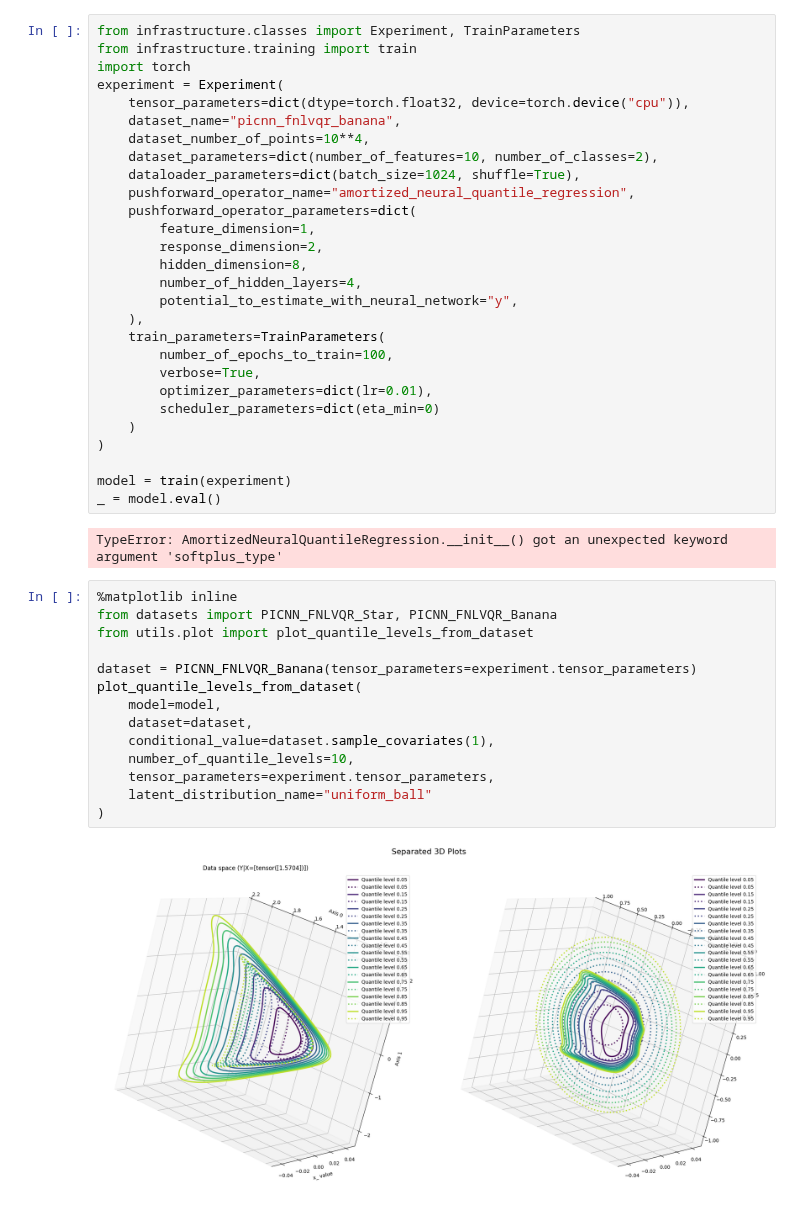
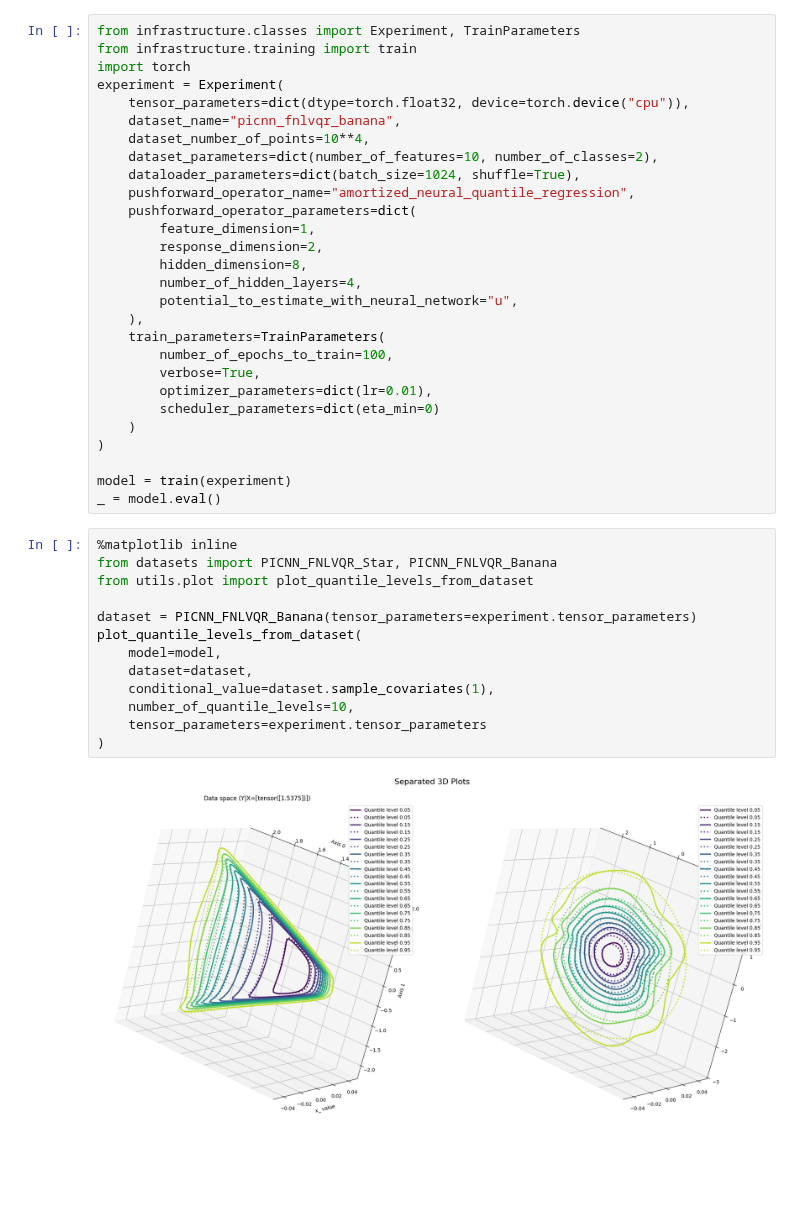
Before and after one commit to VldKnd/conditional_quantile_function, a Jupyter notebook: notebooks/models/amortized_neural_quantile_regression.ipynb, the cells around one changed output. Cells and saved outputs as stored; diff of their text form; blank space fills up the shorter version.

```diff
--- a/notebooks/models/amortized_neural_quantile_regression.ipynb
+++ b/notebooks/models/amortized_neural_quantile_regression.ipynb
@@ -14,7 +14,7 @@ experiment = Experiment(
         response_dimension=2,
         hidden_dimension=8,
         number_of_hidden_layers=4,
-        potential_to_estimate_with_neural_network="y",
+        potential_to_estimate_with_neural_network="u",
     ),
     train_parameters=TrainParameters(
         number_of_epochs_to_train=100,
@@ -26,21 +26,18 @@ experiment = Experiment(
 
 model = train(experiment)
 _ = model.eval()
-# %% [output]
-TypeError: AmortizedNeuralQuantileRegression.__init__() got an unexpected keyword argument 'softplus_type'
 # %%
 %matplotlib inline
 from datasets import PICNN_FNLVQR_Star, PICNN_FNLVQR_Banana
 from utils.plot import plot_quantile_levels_from_dataset
 
 dataset = PICNN_FNLVQR_Banana(tensor_parameters=experiment.tensor_parameters)
 plot_quantile_levels_from_dataset(
     model=model,
     dataset=dataset,
     conditional_value=dataset.sample_covariates(1),
     number_of_quantile_levels=10,
-    tensor_parameters=experiment.tensor_parameters,
-    latent_distribution_name="uniform_ball"
+    tensor_parameters=experiment.tensor_parameters
 )
 # %% [output]
-[figure, old version]
+[figure, new version]
```
Also changed, not shown: 5 other files.
